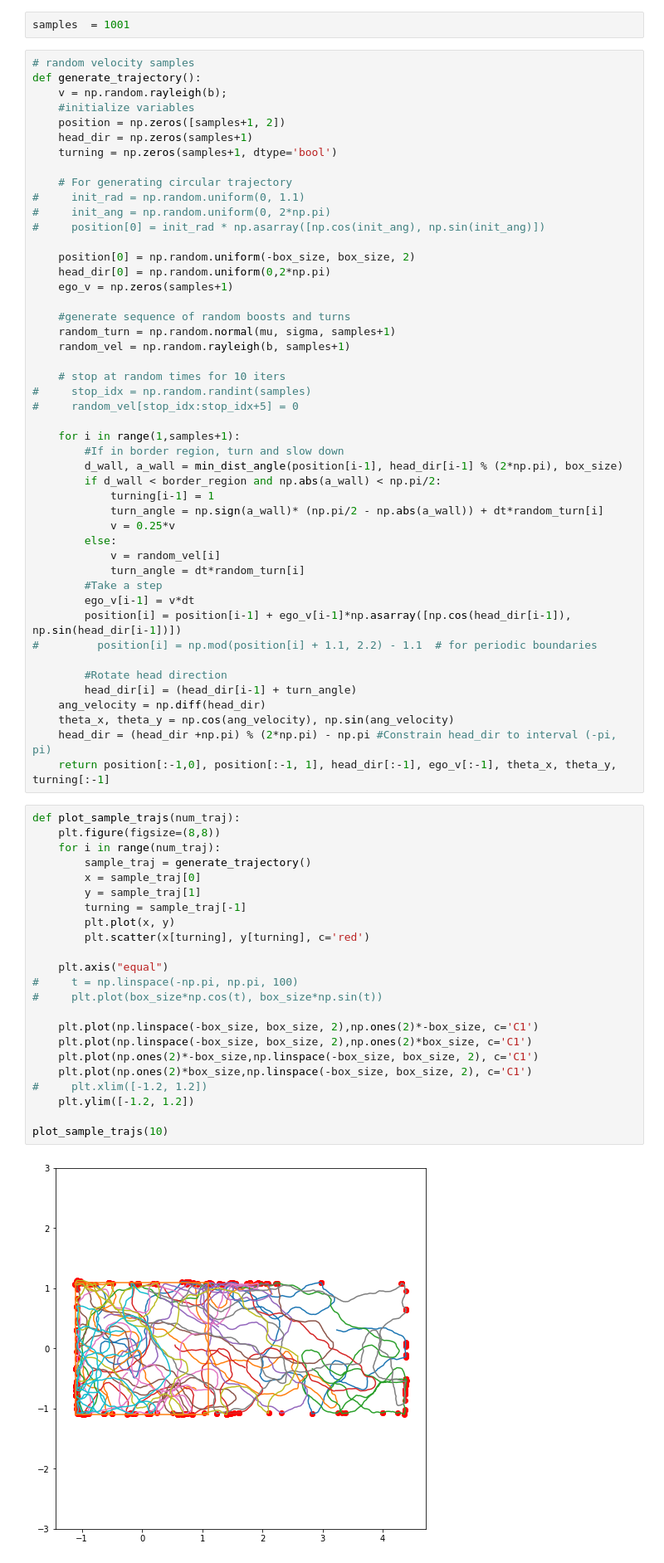
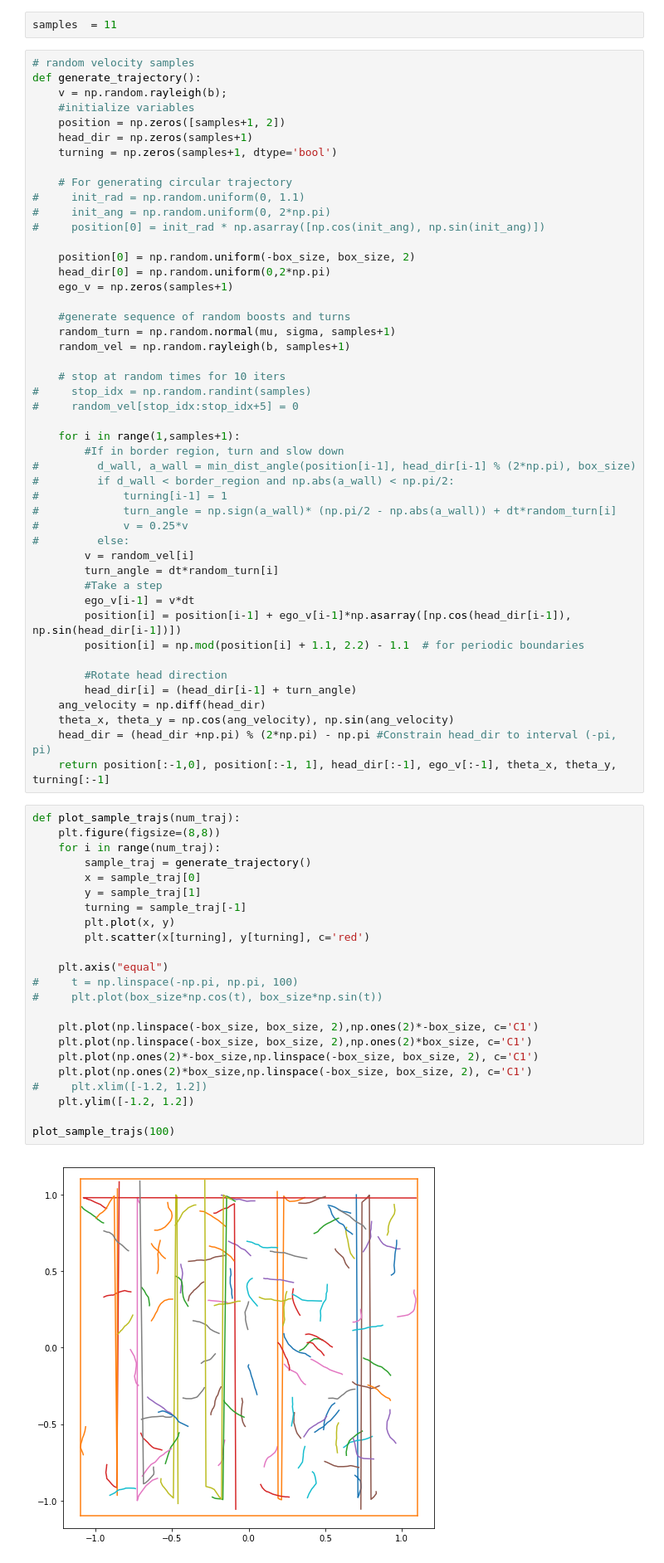
Before and after one commit to ganguli-lab/grid-pattern-formation, a Jupyter notebook: generate_mouse_trajectory.ipynb, the cells around one changed output. Shown at 83% size. Saved outputs shown, nothing was run; the diff lists cells and outputs as text.

```diff
--- a/generate_mouse_trajectory.ipynb
+++ b/generate_mouse_trajectory.ipynb
@@ -51,7 +51,7 @@ mu = 0
 sigma = 5.76 * 2  # stdev rotation velocity (rads/sec)
 b = 0.13 * 2 * np.pi # forward velocity rayleigh dist scale (m/sec)
 # %%
-samples  = 1001
+samples  = 11
 # %%
 # random velocity samples
 def generate_trajectory():
@@ -80,18 +80,18 @@ def generate_trajectory():
 
     for i in range(1,samples+1):
         #If in border region, turn and slow down
-        d_wall, a_wall = min_dist_angle(position[i-1], head_dir[i-1] % (2*np.pi), box_size)
-        if d_wall < border_region and np.abs(a_wall) < np.pi/2:
-            turning[i-1] = 1
-            turn_angle = np.sign(a_wall)* (np.pi/2 - np.abs(a_wall)) + dt*random_turn[i]
-            v = 0.25*v
-        else:
-            v = random_vel[i]
-            turn_angle = dt*random_turn[i]
+#         d_wall, a_wall = min_dist_angle(position[i-1], head_dir[i-1] % (2*np.pi), box_size)
+#         if d_wall < border_region and np.abs(a_wall) < np.pi/2:
+#             turning[i-1] = 1
+#             turn_angle = np.sign(a_wall)* (np.pi/2 - np.abs(a_wall)) + dt*random_turn[i]
+#             v = 0.25*v
+#         else:
+        v = random_vel[i]
+        turn_angle = dt*random_turn[i]
         #Take a step
         ego_v[i-1] = v*dt
         position[i] = position[i-1] + ego_v[i-1]*np.asarray([np.cos(head_dir[i-1]), np.sin(head_dir[i-1])])
-#         position[i] = np.mod(position[i] + 1.1, 2.2) - 1.1  # for periodic boundaries
+        position[i] = np.mod(position[i] + 1.1, 2.2) - 1.1  # for periodic boundaries
 
         #Rotate head direction
         head_dir[i] = (head_dir[i-1] + turn_angle)
@@ -102,27 +102,27 @@ def generate_trajectory():
 # %%
 def plot_sample_trajs(num_traj):
     plt.figure(figsize=(8,8))
     for i in range(num_traj):
         sample_traj = generate_trajectory()
         x = sample_traj[0]
         y = sample_traj[1]
         turning = sample_traj[-1]
         plt.plot(x, y)
         plt.scatter(x[turning], y[turning], c='red')
 
     plt.axis("equal")
 #     t = np.linspace(-np.pi, np.pi, 100)
 #     plt.plot(box_size*np.cos(t), box_size*np.sin(t))
 
     plt.plot(np.linspace(-box_size, box_size, 2),np.ones(2)*-box_size, c='C1')
     plt.plot(np.linspace(-box_size, box_size, 2),np.ones(2)*box_size, c='C1')
     plt.plot(np.ones(2)*-box_size,np.linspace(-box_size, box_size, 2), c='C1')
     plt.plot(np.ones(2)*box_size,np.linspace(-box_size, box_size, 2), c='C1')
 #     plt.xlim([-1.2, 1.2])
     plt.ylim([-1.2, 1.2])
 
-plot_sample_trajs(10)
+plot_sample_trajs(100)
 # %% [output]
-[figure, old version]
+[figure, new version]
 # %%
 import os
```
Also changed, not shown: parts of 3 cells of this notebook, 3 other files.
